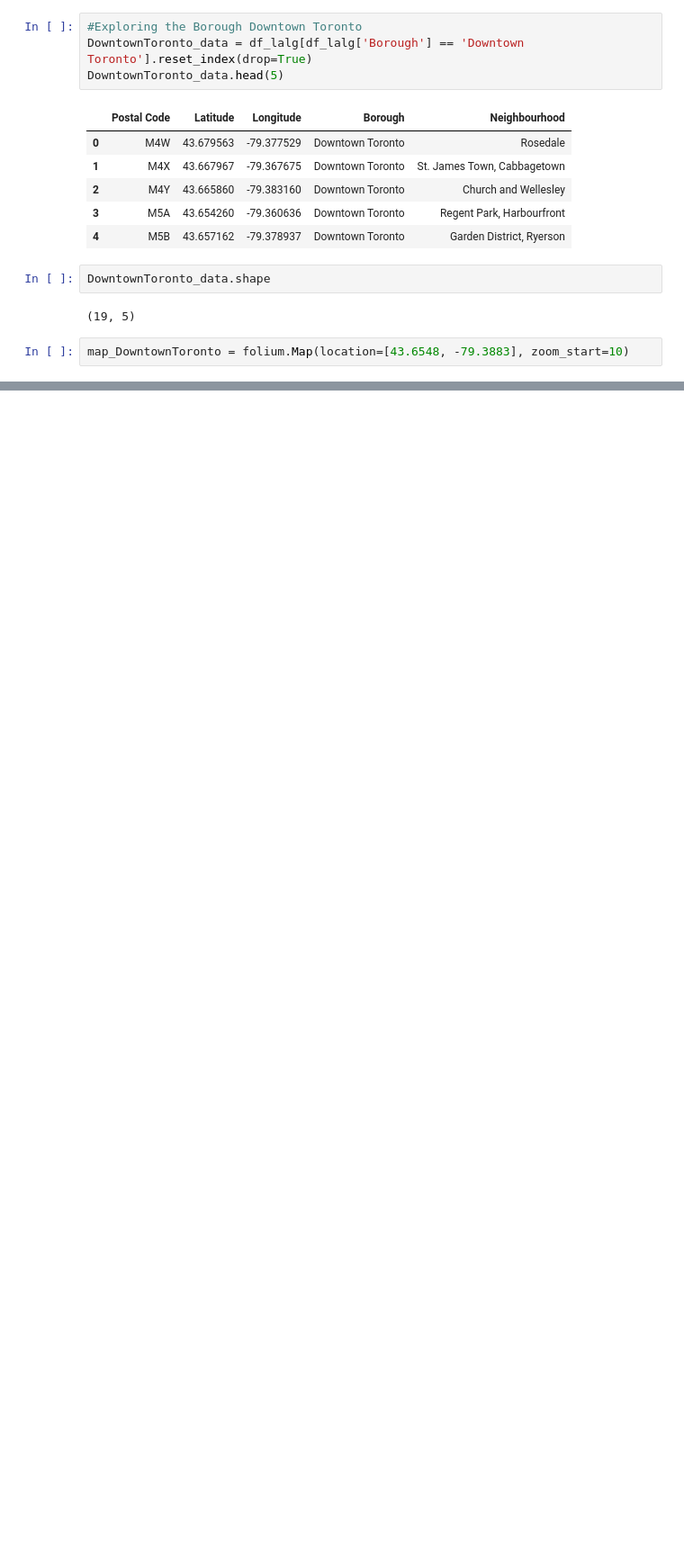
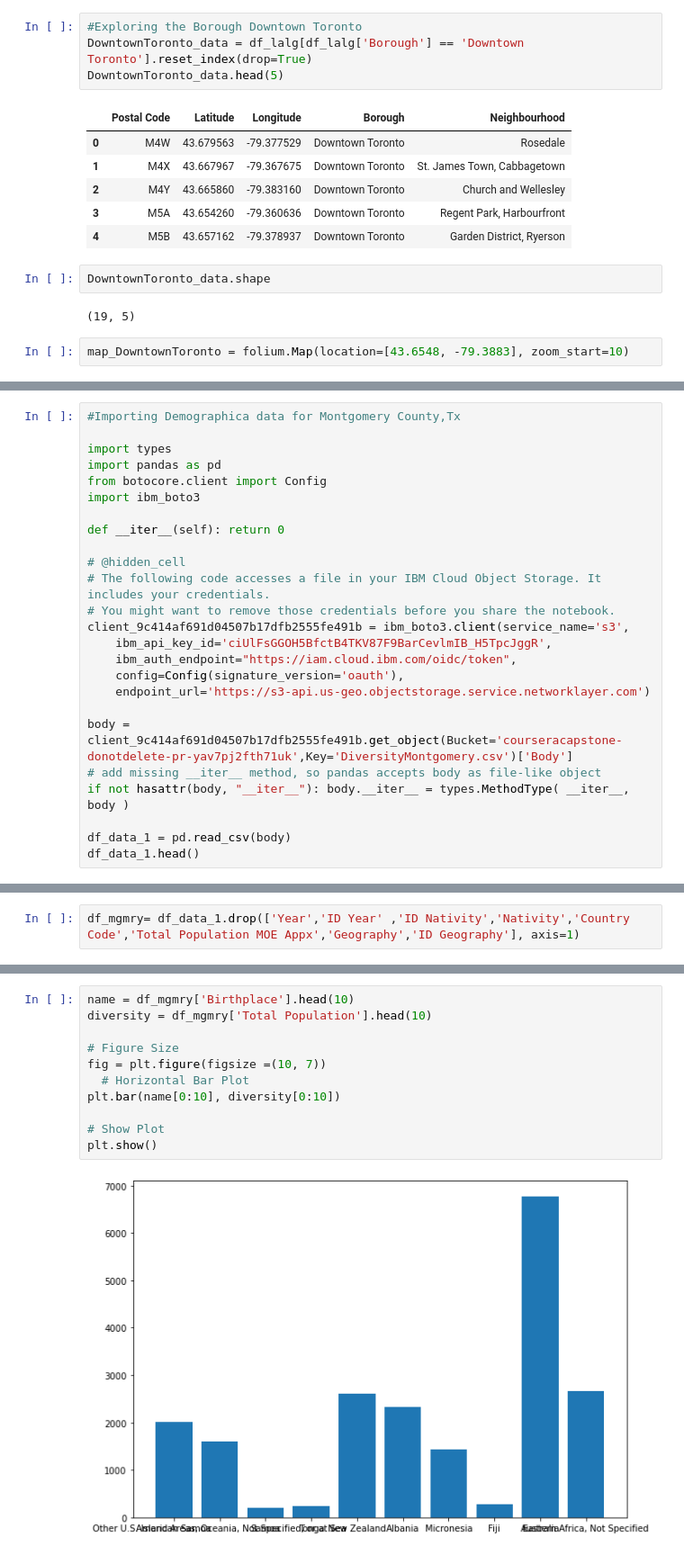
Before and after one commit to vandanaalamuru/Coursera-capstone, a Jupyter notebook: Capstone for Coursera Data Science project .ipynb, the cells around one changed output, grey strips where cells are left out. Shown: that part at 90% size. Saved outputs shown, nothing was run; the diff lists cells and outputs as text; blank space fills up the shorter version.

```diff
--- a/Capstone for Coursera Data Science project .ipynb
+++ b/Capstone for Coursera Data Science project .ipynb
@@ -271,0 +283,25 @@ map_DowntownToronto
+# %%
+#Importing Demographica data for Montgomery County,Tx
+
+import types
+import pandas as pd
+from botocore.client import Config
+import ibm_boto3
+
+def __iter__(self): return 0
+
+# @hidden_cell
+# The following code accesses a file in your IBM Cloud Object Storage. It includes your credentials.
+# You might want to remove those credentials before you share the notebook.
+client_9c414af691d04507b17dfb2555fe491b = ibm_boto3.client(service_name='s3',
+    ibm_api_key_id='ciUlFsGGOH5BfctB4TKV87F9BarCevlmIB_H5TpcJggR',
+    ibm_auth_endpoint="https://iam.cloud.ibm.com/oidc/token",
+    config=Config(signature_version='oauth'),
+    endpoint_url='https://s3-api.us-geo.objectstorage.service.networklayer.com')
+
+body = client_9c414af691d04507b17dfb2555fe491b.get_object(Bucket='courseracapstone-donotdelete-pr-yav7pj2fth71uk',Key='DiversityMontgomery.csv')['Body']
+# add missing __iter__ method, so pandas accepts body as file-like object
+if not hasattr(body, "__iter__"): body.__iter__ = types.MethodType( __iter__, body )
+
+df_data_1 = pd.read_csv(body)
+df_data_1.head()
@@ -271,0 +326,2 @@ map_DowntownToronto
+# %%
+df_mgmry= df_data_1.drop(['Year','ID Year' ,'ID Nativity','Nativity','Country Code','Total Population MOE Appx','Geography','ID Geography'], axis=1)
@@ -271,0 +382,13 @@ map_DowntownToronto
+# %%
+name = df_mgmry['Birthplace'].head(10)
+diversity = df_mgmry['Total Population'].head(10)
+
+# Figure Size
+fig = plt.figure(figsize =(10, 7))
+  # Horizontal Bar Plot
+plt.bar(name[0:10], diversity[0:10])
+
+# Show Plot
+plt.show()
+# %% [output]
+[figure, added]
```
Also changed, not shown: parts of 34 cells of this notebook.
